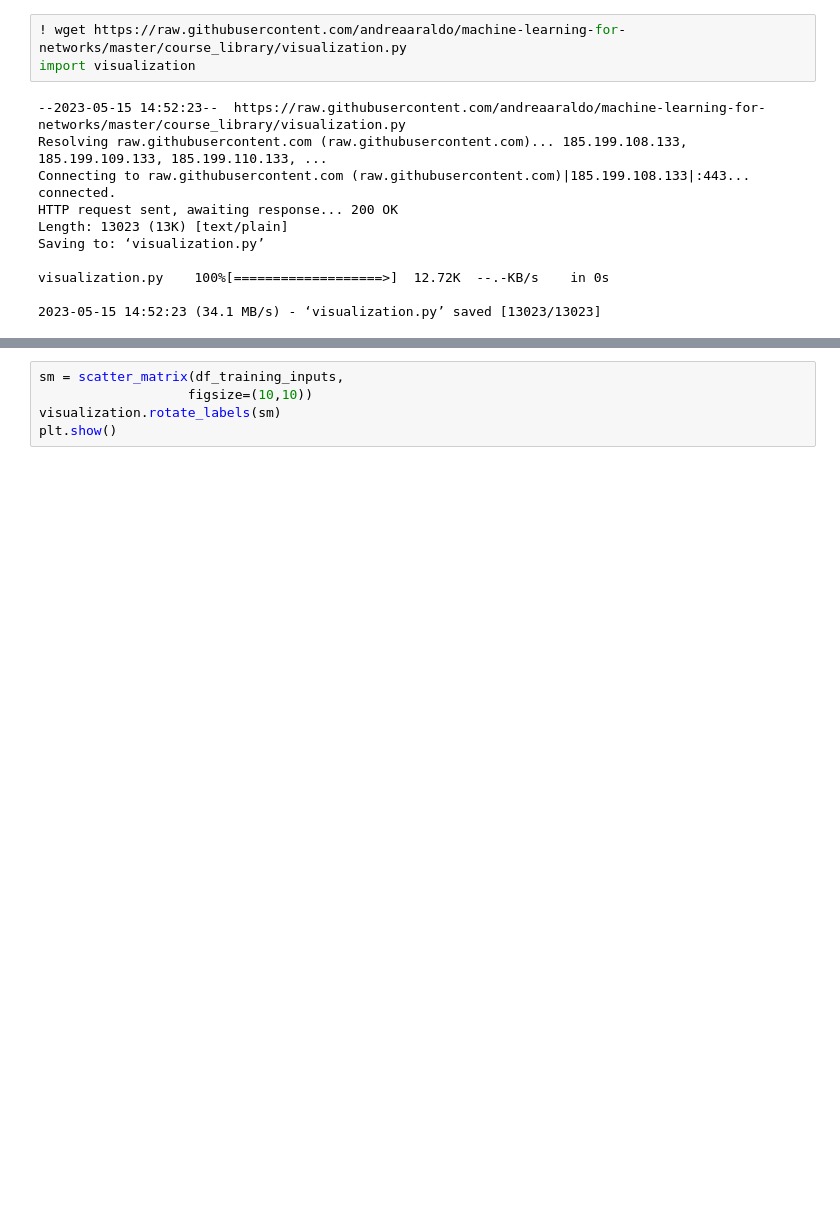
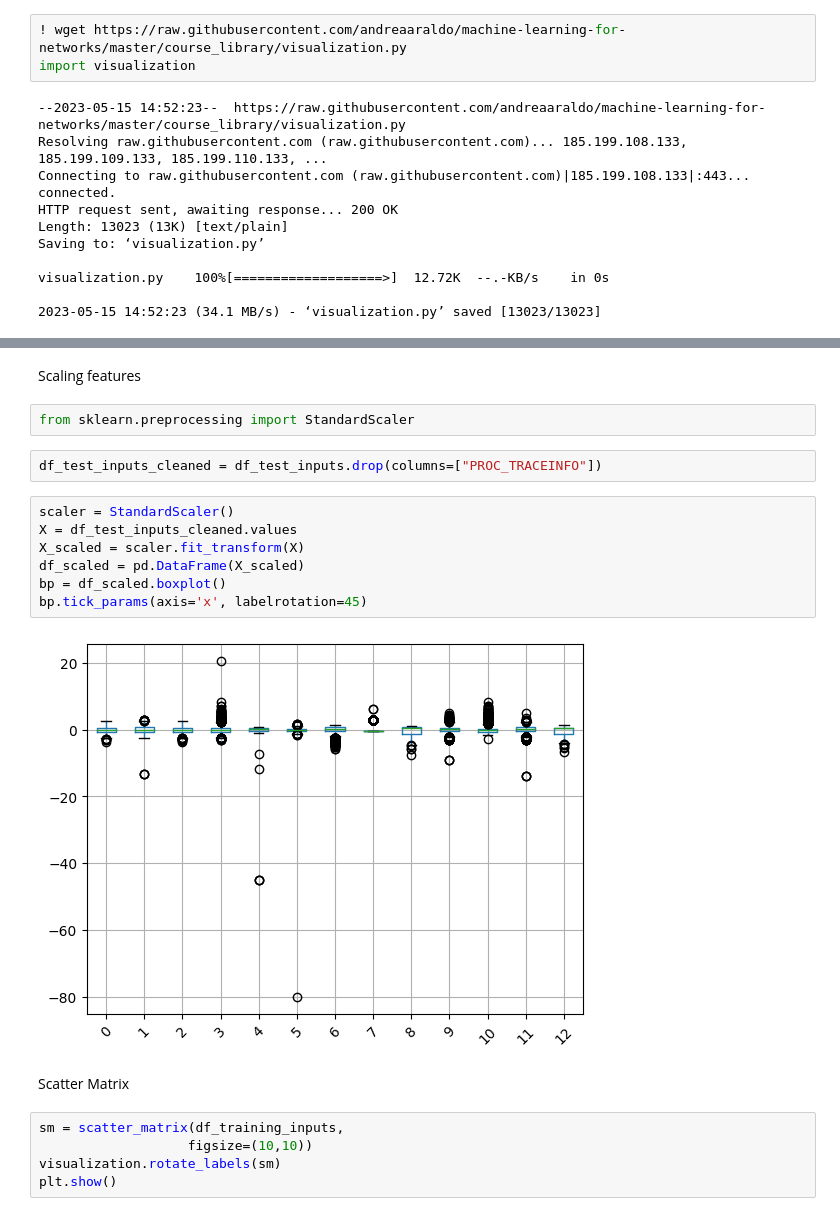
Before and after one commit to TonioHathos/AI_Valeo, a Jupyter notebook: Pre_processing_dataset_yudi.ipynb, the cells around one changed output, grey strips where cells are left out. Drawn from its saved outputs; the diff is of its cells as text; blank space fills up the shorter version.

```diff
--- a/Pre_processing_dataset_yudi.ipynb
+++ b/Pre_processing_dataset_yudi.ipynb
@@ -305,3 +289,20 @@ df_test_inputs.boxplot()
+# %% [markdown]
+Scaling features
+# %%
+from sklearn.preprocessing import StandardScaler
+# %%
+df_test_inputs_cleaned = df_test_inputs.drop(columns=["PROC_TRACEINFO"])
+# %%
+scaler = StandardScaler()
+X = df_test_inputs_cleaned.values
+X_scaled = scaler.fit_transform(X)
+df_scaled = pd.DataFrame(X_scaled)
+bp = df_scaled.boxplot()
+bp.tick_params(axis='x', labelrotation=45)
+# %% [output]
+[figure, added]
+# %% [markdown]
+Scatter Matrix
 # %%
 sm = scatter_matrix(df_training_inputs,
                    figsize=(10,10))
```
Also changed, not shown: parts of 16 cells of this notebook.
